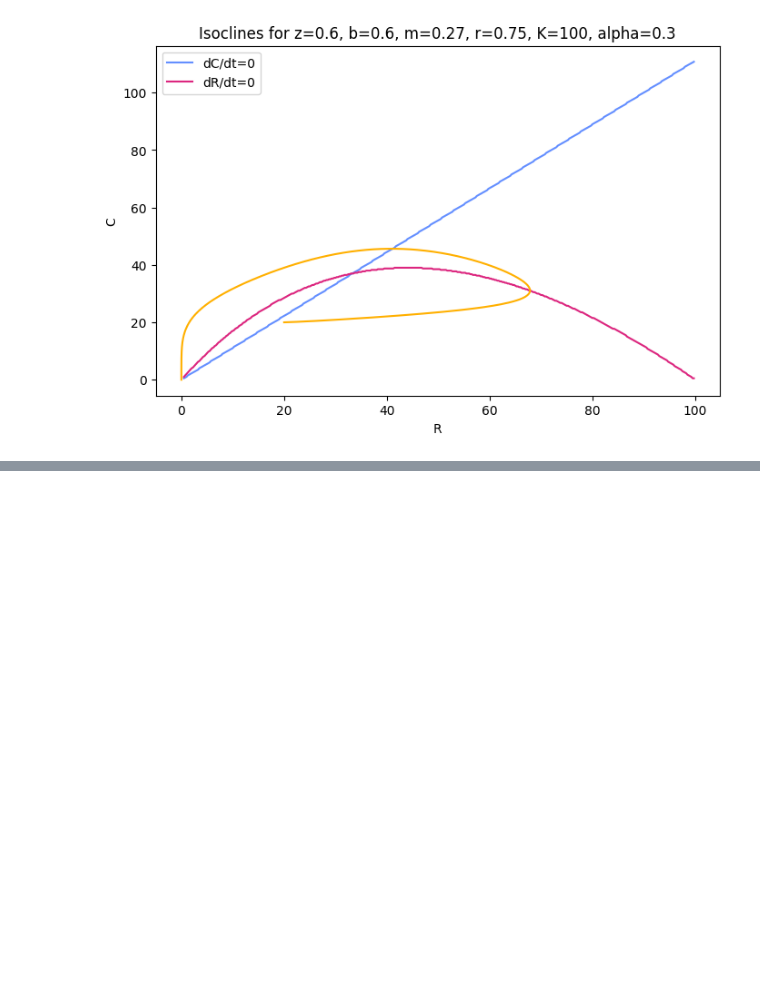
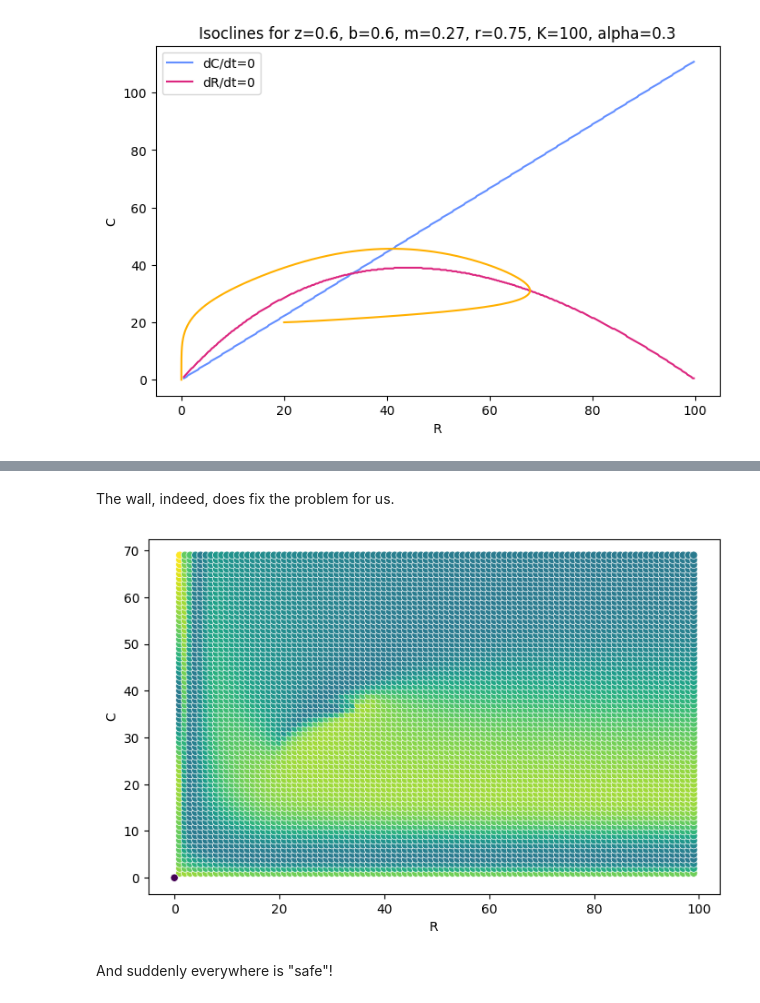
Before and after one commit to networkearth/ecomimetics, a Jupyter notebook: spatial/Report1.ipynb, the cells around one changed output, grey strips where cells are left out. Saved outputs shown, nothing was run; the diff lists cells and outputs as text; code cells hidden in the pictures; blank space fills up the shorter version.

```diff
--- a/spatial/Report1.ipynb
+++ b/spatial/Report1.ipynb
@@ -208,0 +242,23 @@ Is there some way we can stabilize this interaction?
+# %% [markdown]
+The wall, indeed, does fix the problem for us.
+# %%
+rows = []
+for C in tqdm(range(1, 70, 1)):
+    for R in range(1, 100, 1):
+        df = simulate(R=R, C=C, N=1000, dt=0.1, z=z, b=b, m=m, r=r, K=K, alpha=alpha, response=response)
+        rows.append({
+            'C': C,
+            'R': R,
+            # distance from (0, 0)
+            'u': np.sqrt(df['R'].values[-1] ** 2 + df['C'].values[-1] ** 2)
+        })
+df = pd.DataFrame(rows)
+
+
+df = pd.concat([df, pd.DataFrame({'C': [0], 'R': [0], 'u': [0]})])
+plt.figure(figsize=(8, 5))
+sns.scatterplot(x='R', y='C', data=df, hue='u', palette='viridis', legend=False);
+# %% [output]
+[figure, added]
+# %% [markdown]
+And suddenly everywhere is "safe"!
```
Also changed, not shown: parts of 6 cells of this notebook.
